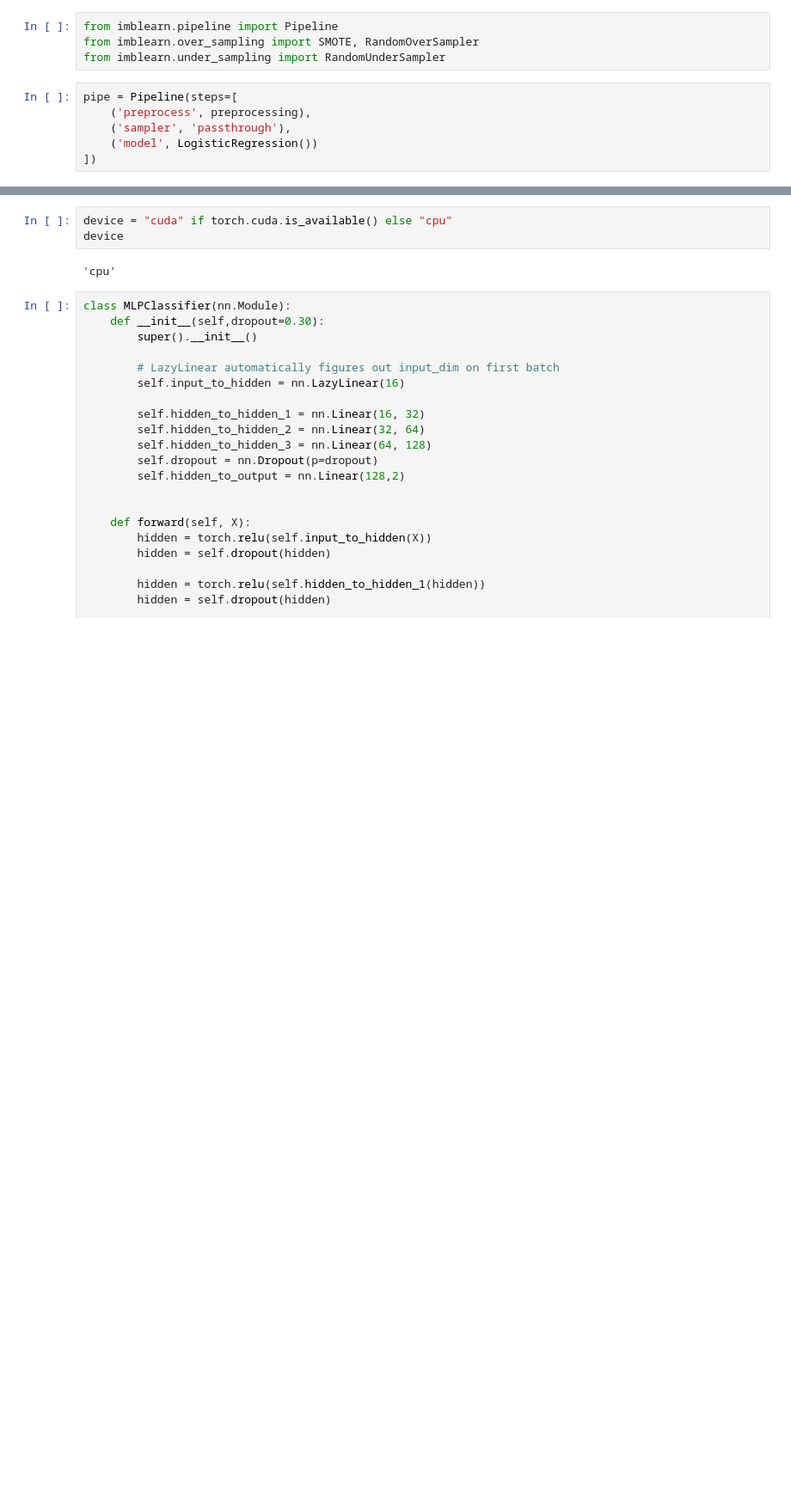
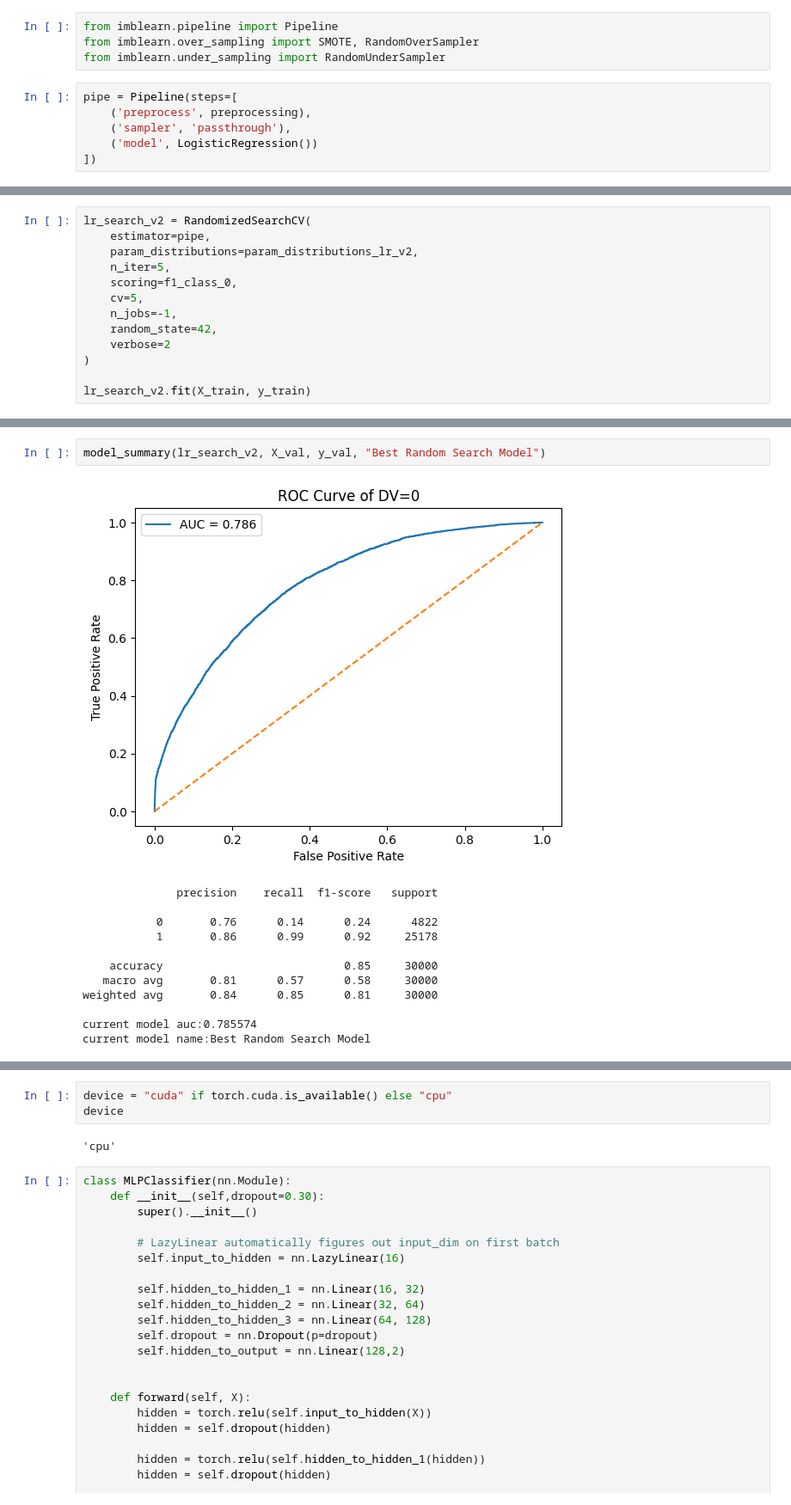
Before and after one commit to Julioccs95/STAT468, a Jupyter notebook: Second_stage.ipynb, the cells around one changed output, grey strips where cells are left out. Shown at 86% size. Saved outputs shown, nothing was run; the diff lists cells and outputs as text; blank space fills up the shorter version.

```diff
--- a/Second_stage.ipynb
+++ b/Second_stage.ipynb
@@ -1019,0 +1402,13 @@ Best parameters:
+# %%
+lr_search_v2 = RandomizedSearchCV(
+    estimator=pipe,
+    param_distributions=param_distributions_lr_v2,
+    n_iter=5,
+    scoring=f1_class_0,
+    cv=5,
+    n_jobs=-1,
+    random_state=42,
+    verbose=2
+)
+
+lr_search_v2.fit(X_train, y_train)
@@ -1020,3 +1434,18 @@ Best parameters:
+# %%
+model_summary(lr_search_v2, X_val, y_val, "Best Random Search Model")
+# %% [output]
+[figure, added]
+              precision    recall  f1-score   support
+
+           0       0.76      0.14      0.24      4822
+           1       0.86      0.99      0.92     25178
+
+    accuracy                           0.85     30000
+   macro avg       0.81      0.57      0.58     30000
+weighted avg       0.84      0.85      0.81     30000
+
+current model auc:0.785574
+current model name:Best Random Search Model
 # %%
 from torch.optim import Adam
 from skorch import NeuralNetClassifier
```
Also changed, not shown: parts of 43 cells of this notebook, 1 other file.
